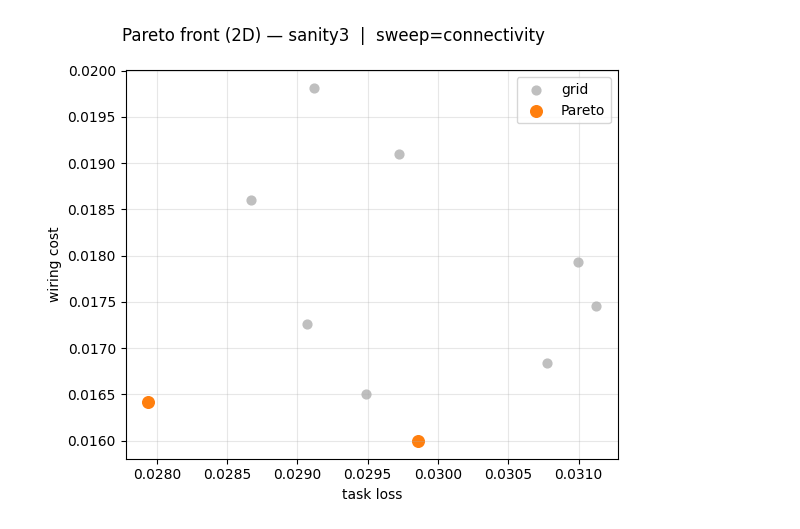
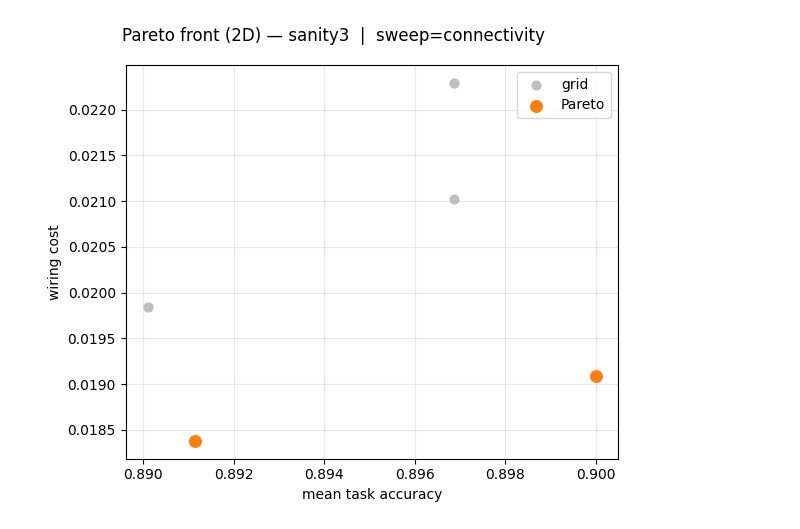
Before and after one commit to AtharvSuryawanshi/canonical_mc, a Jupyter notebook: pareto_analysis.ipynb, the cells around one changed output. Drawn from its saved outputs; the diff is of its cells as text; code cells hidden in the pictures.

Commit message:
pareto on task test accuracy not test loss and monotonic change over lambda: try 1

```diff
--- a/pareto_analysis.ipynb
+++ b/pareto_analysis.ipynb
@@ -72,10 +200,10 @@ def hover_text(sub):
     return [
         f"λ_rate={r.lambda_rate:.4g}<br>"
         f"λ_conn={r.lambda_connectivity:.4g}<br>"
+        f"acc={r.mean_acc:.3f}  min={getattr(r, 'min_task_acc', float('nan')):.3f}<br>"
         f"task={r.task_loss:.4f}<br>"
         f"meta={r.metabolic_cost:.4f}<br>"
-        f"wire={r.wiring_cost:.4f}<br>"
-        f"acc={r.mean_acc:.3f}"
+        f"wire={r.wiring_cost:.4f}"
         for r in sub.itertuples()
     ]
 
@@ -131,12 +259,13 @@ if len(pareto_objectives) == 2:
         legend=dict(x=0.02, y=0.98),
     )
 else:
+    x3, y3, z3 = pareto_objectives
     fig = go.Figure()
     fig.add_trace(
         go.Scatter3d(
-            x=grid["task_loss"],
-            y=grid["metabolic_cost"],
-            z=grid["wiring_cost"],
+            x=grid[x3],
+            y=grid[y3],
+            z=grid[z3],
             mode="markers",
             name="grid",
             marker=dict(size=5, color="lightgray", opacity=0.85),
@@ -146,9 +275,9 @@ else:
     )
     fig.add_trace(
         go.Scatter3d(
-            x=front["task_loss"],
-            y=front["metabolic_cost"],
-            z=front["wiring_cost"],
+            x=front[x3],
+            y=front[y3],
+            z=front[z3],
             mode="markers+text",
             name="Pareto",
             marker=dict(size=8, color="orange"),
@@ -162,9 +291,9 @@ else:
     fig.update_layout(
         title=f"Pareto front (3D) — {battery} ({len(df)} runs)",
         scene=dict(
-            xaxis_title="task loss",
-            yaxis_title="metabolic cost",
-            zaxis_title="wiring cost",
+            xaxis_title=OBJECTIVE_LABELS[x3],
+            yaxis_title=OBJECTIVE_LABELS[y3],
+            zaxis_title=OBJECTIVE_LABELS[z3],
             aspectmode="cube",
         ),
         width=900,
@@ -176,38 +305,42 @@ fig.show()
 # %%
 # Matplotlib: 2D Pareto plane for 1D sweeps, else 1x3 projection panels
 pareto = df["is_pareto"].astype(bool)
 battery = meta.get("task_battery", "")
 
 if len(pareto_objectives) == 2:
     xc, yc = pareto_objectives
     fig, ax = plt.subplots(figsize=(6, 5))
     ax.scatter(df.loc[~pareto, xc], df.loc[~pareto, yc], c="0.75", s=40, label="grid")
     ax.scatter(df.loc[pareto, xc], df.loc[pareto, yc], c="C1", s=70, label="Pareto")
     ax.set_xlabel(OBJECTIVE_LABELS[xc])
     ax.set_ylabel(OBJECTIVE_LABELS[yc])
     ax.grid(True, alpha=0.3)
     ax.legend(loc="best")
     fig.suptitle(f"Pareto front (2D) — {battery}  |  sweep={sweep_mode}")
 else:
     fig, axes = plt.subplots(1, 3, figsize=(14, 4))
-    pairs = [
-        ("task_loss", "metabolic_cost"),
-        ("task_loss", "wiring_cost"),
-        ("metabolic_cost", "wiring_cost"),
-    ]
+    if len(pareto_objectives) == 3:
+        a, b, c = pareto_objectives
+        pairs = [(a, b), (a, c), (b, c)]
+    else:
+        pairs = [
+            ("task_loss", "metabolic_cost"),
+            ("task_loss", "wiring_cost"),
+            ("metabolic_cost", "wiring_cost"),
+        ]
     for ax, (xc, yc) in zip(axes, pairs):
         ax.scatter(df.loc[~pareto, xc], df.loc[~pareto, yc], c="0.75", s=40, label="grid")
         ax.scatter(df.loc[pareto, xc], df.loc[pareto, yc], c="C1", s=70, label="Pareto")
         ax.set_xlabel(OBJECTIVE_LABELS[xc])
         ax.set_ylabel(OBJECTIVE_LABELS[yc])
         ax.grid(True, alpha=0.3)
     axes[0].legend(loc="best")
     fig.suptitle(f"Pareto front (2D projections) — {battery} ({len(df)} runs)")
 
 fig.tight_layout()
 plt.show()
 # %% [output]
-[figure, old version]
+[figure, new version]
 # %%
 # Objectives vs lambda (1×3)
 pareto = df["is_pareto"].astype(bool)
```
Also changed, not shown: parts of 6 cells of this notebook, 9 other files.
